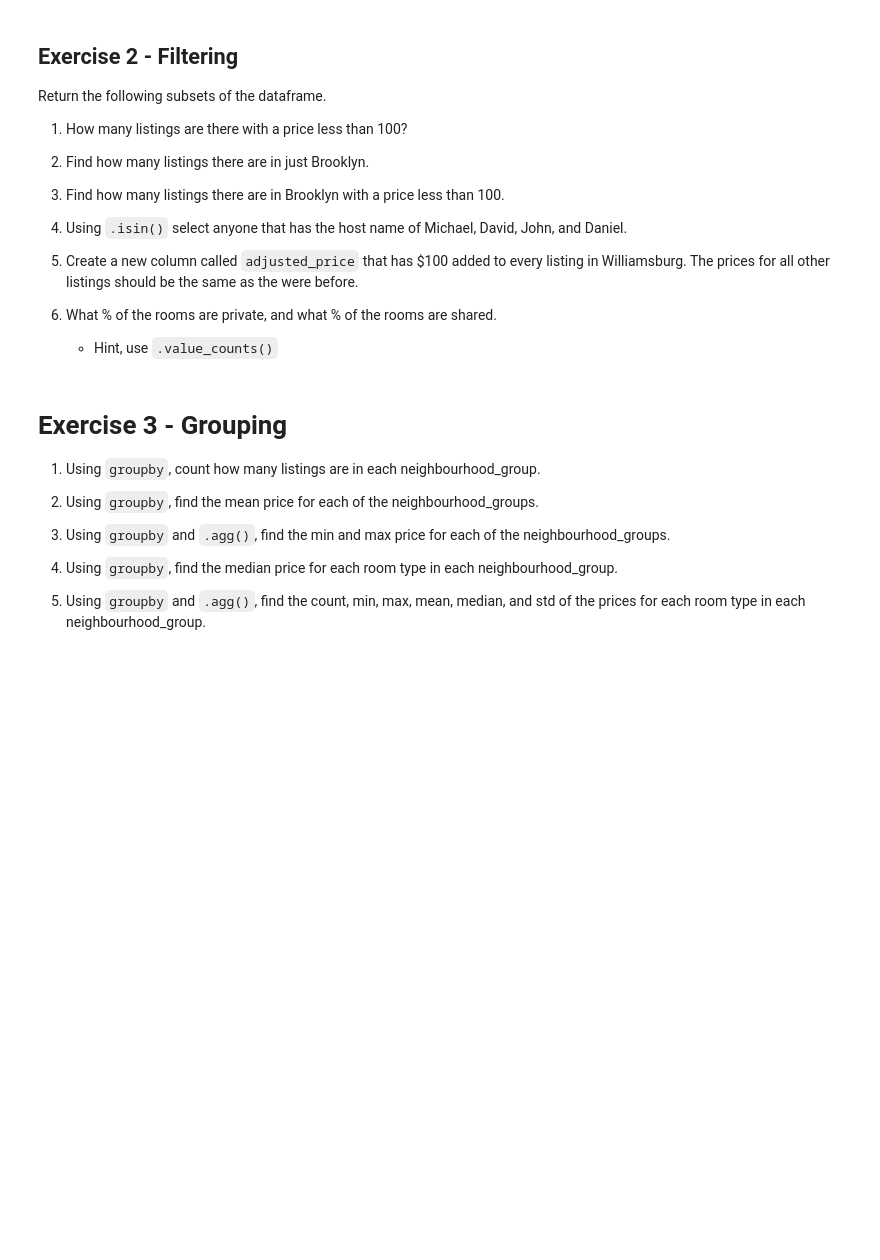
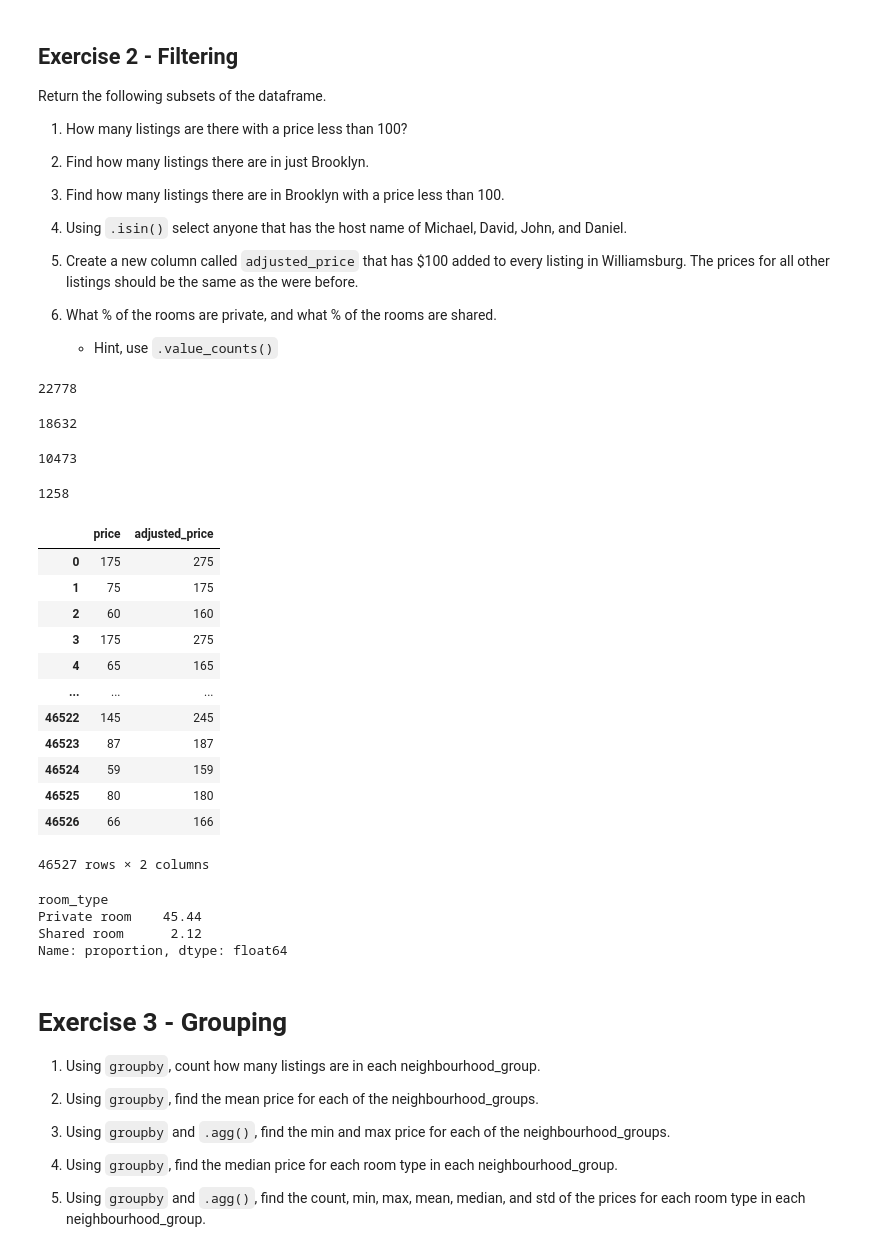
Before and after one commit to Rahib-Khan/my-fork-2024-fall-data-science, a Jupyter notebook: Week-01-Pandas/Exercise-RK.ipynb, the cells around one changed output. Cells and saved outputs as stored; diff of their text form; code cells hidden in the pictures; blank space fills up the shorter version.

```diff
--- a/Week-01-Pandas/Exercise-RK.ipynb
+++ b/Week-01-Pandas/Exercise-RK.ipynb
@@ -40,19 +56,59 @@ Return the following subsets of the dataframe.
     * Hint, use `.value_counts()`
 # %%
 # 1. How many listings are there with a price less than 100?
+sum(df['price']<100)
+# %% [output]
+22778
 # %%
 # 2. Make a new DataFrame of listings in Brooklyn named `df_bk`
 # and find how many listings in just Brooklyn.
+condition = df['neighbourhood_group'] == 'Brooklyn'
+df_bk = df[condition]
+df_bk.shape[0] # Gets number of rows
+# %% [output]
+18632
 # %%
 # 3. Find how many listings there are in Brooklyn with a price less than 100.
+sum(df_bk['price']<100)
+# %% [output]
+10473
 # %%
 # 4. Using `.isin()` select anyone that has the host name of Michael, David, John, and Daniel.
 # How many total are there that have those names
+select_names = ['Michael', 'David', 'John', 'Daniel']
+sum(df['host_name'].isin(select_names))
+# %% [output]
+1258
 # %%
 # 5. Create a new column called `adjusted_price` that has $100 added to every listing in Williamsburg.
 # The prices for all other listings should be the same as the were before.
+df['adjusted_price'] = df['price'] + 100
+coloumns = ['price','adjusted_price']
+df[coloumns]
+# %% [output]
+|  | price | adjusted_price |
+| 0 | 175 | 275 |
+| 1 | 75 | 175 |
+| 2 | 60 | 160 |
+| 3 | 175 | 275 |
+| 4 | 65 | 165 |
+| ... | ... | ... |
+| 46522 | 145 | 245 |
+| 46523 | 87 | 187 |
+| 46524 | 59 | 159 |
+| 46525 | 80 | 180 |
+| 46526 | 66 | 166 |
+46527 rows × 2 columns
 # %%
 # 6. What % of the rooms are private, and what % of the rooms are shared.
+room_type = round(df.room_type.value_counts(normalize=True) * 100, 2)
+select = ['Private room', 'Shared room']
+room_type[select]
+# %% [output]
+room_type
+Private room    45.44
+Shared room      2.12
+Name: proportion, dtype: float64
 # %% [markdown]
 # Exercise 3 - Grouping
 
```
Also changed, not shown: parts of 11 cells of this notebook, 1 other file.
